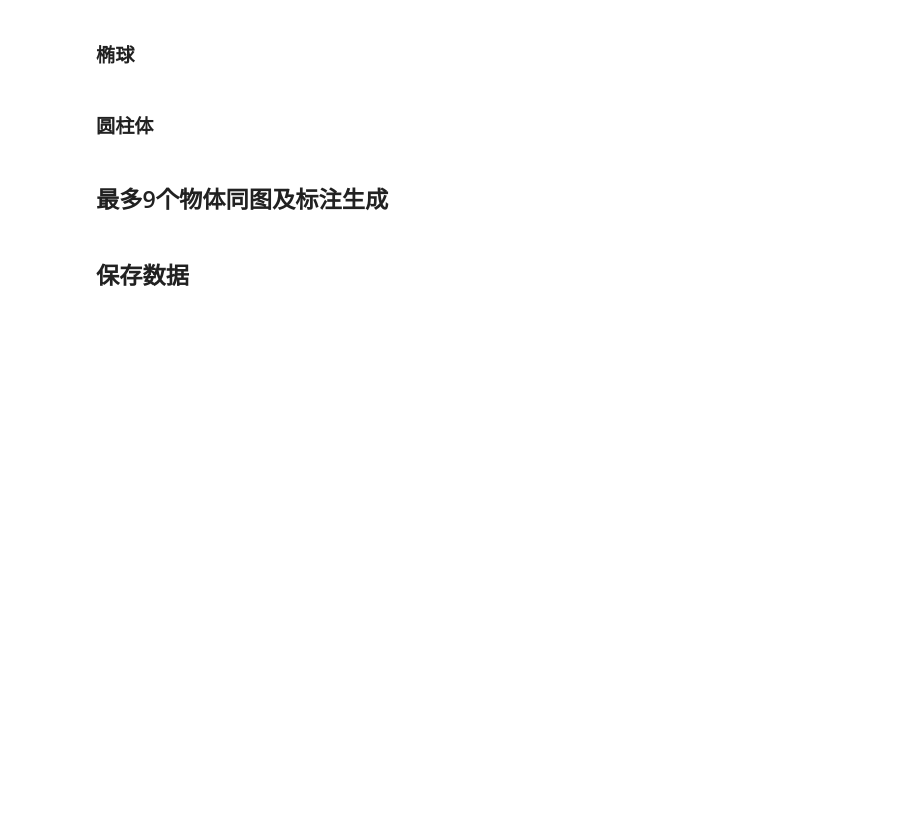
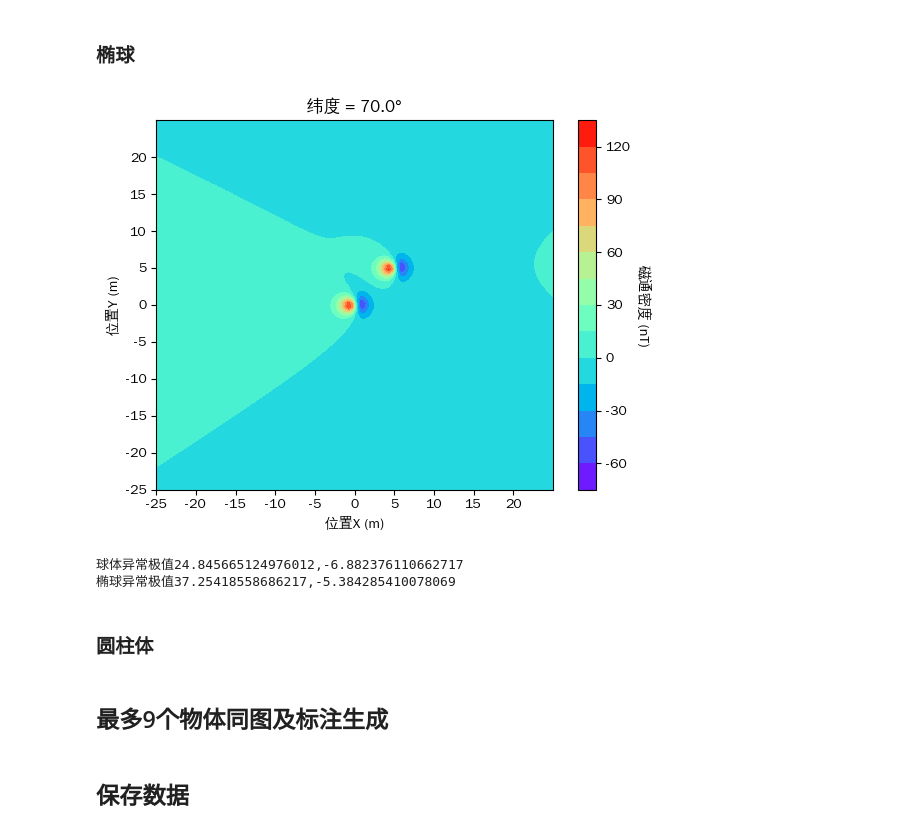
Before and after one commit to jia80H/my_Magnetic_methods-master, a Jupyter notebook: 00create_data.ipynb, the cells around one changed output. Saved outputs shown, nothing was run; the diff lists cells and outputs as text; code cells hidden in the pictures; blank space fills up the shorter version.

```diff
--- a/00create_data.ipynb
+++ b/00create_data.ipynb
@@ -15,5 +34,18 @@ from Utils.My_Utils_Magnetic_methods import *
 # %% [markdown]
 ### 椭球
+# %%
+test_elli = Ellipse(x=5,y=5,a=0.4,gama=90,theta=0,phi=-5)
+test_elli2 = Ellipse()
+test_elli.F = test_elli.F +test_elli2.F
+test_elli.Plot_X_array_raw()
+# %% [output]
+[figure, added]
+# %%
+print(f'球体异常极值{np.max(test_diple.F)},{np.min(test_diple.F)}')
+print(f'椭球异常极值{np.max(test_elli.F)},{np.min(test_elli.F)}')
+# %% [output]
+球体异常极值24.845665124976012,-6.882376110662717
+椭球异常极值37.25418558686217,-5.384285410078069
 # %% [markdown]
 ### 圆柱体
 # %% [markdown]
```
Also changed, not shown: parts of 8 cells of this notebook, 8 other files.
